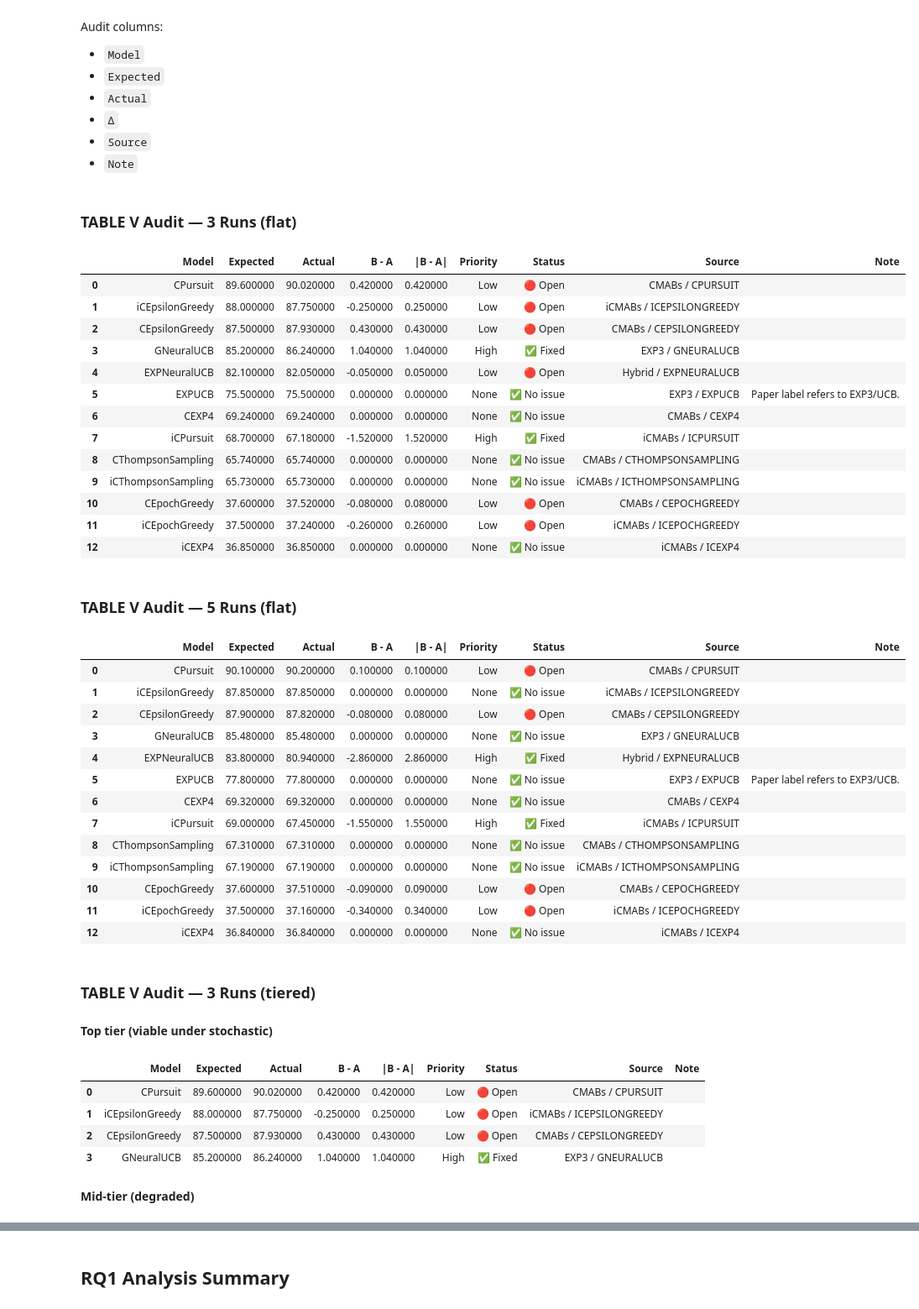
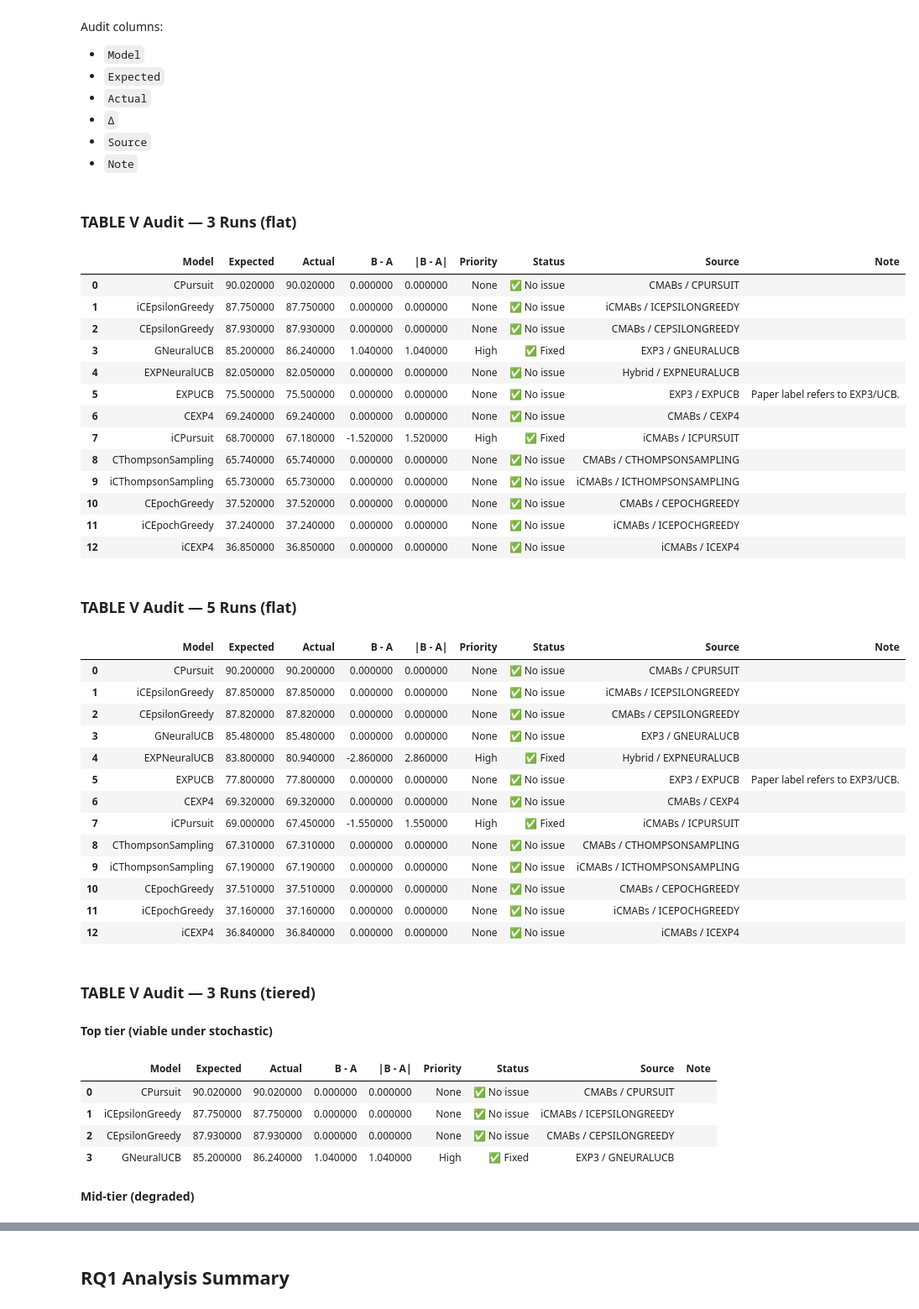
Before and after one commit to pzg8794/quantum_project, a Jupyter notebook: Dynamic_Routing_Eval_Framework/notebooks/H-MABs_MasterDataset_VerificationHub.ipynb, the cells around one changed output, grey strips where cells are left out. Shown at 84% size. Drawn from its saved outputs; the diff is of its cells as text; code cells hidden in the pictures.

```diff
--- a/Dynamic_Routing_Eval_Framework/notebooks/H-MABs_MasterDataset_VerificationHub.ipynb
+++ b/Dynamic_Routing_Eval_Framework/notebooks/H-MABs_MasterDataset_VerificationHub.ipynb
@@ -554,18 +554,18 @@ Audit columns:
 - `Note`
 # %%
 rq1_table_v_expected = pd.DataFrame([
-    {'Paper label': 'CPursuit', '3 Runs': 89.6, '5 Runs': 90.1},
-    {'Paper label': 'iCEpsilonGreedy', '3 Runs': 88.0, '5 Runs': 87.85},
-    {'Paper label': 'CEpsilonGreedy', '3 Runs': 87.5, '5 Runs': 87.9},
+    {'Paper label': 'CPursuit', '3 Runs': 90.02, '5 Runs': 90.20},
+    {'Paper label': 'iCEpsilonGreedy', '3 Runs': 87.75, '5 Runs': 87.85},
+    {'Paper label': 'CEpsilonGreedy', '3 Runs': 87.93, '5 Runs': 87.82},
     {'Paper label': 'GNeuralUCB', '3 Runs': 85.2, '5 Runs': 85.48},
-    {'Paper label': 'EXPNeuralUCB', '3 Runs': 82.1, '5 Runs': 83.8},
+    {'Paper label': 'EXPNeuralUCB', '3 Runs': 82.05, '5 Runs': 83.8},
     {'Paper label': 'EXPUCB', '3 Runs': 75.5, '5 Runs': 77.8},
     {'Paper label': 'CEXP4', '3 Runs': 69.24, '5 Runs': 69.32},
     {'Paper label': 'iCPursuit', '3 Runs': 68.7, '5 Runs': 69.0},
     {'Paper label': 'CThompsonSampling', '3 Runs': 65.74, '5 Runs': 67.31},
     {'Paper label': 'iCThompsonSampling', '3 Runs': 65.73, '5 Runs': 67.19},
-    {'Paper label': 'CEpochGreedy', '3 Runs': 37.6, '5 Runs': 37.6},
-    {'Paper label': 'iCEpochGreedy', '3 Runs': 37.5, '5 Runs': 37.5},
+    {'Paper label': 'CEpochGreedy', '3 Runs': 37.52, '5 Runs': 37.51},
+    {'Paper label': 'iCEpochGreedy', '3 Runs': 37.24, '5 Runs': 37.16},
     {'Paper label': 'iCEXP4', '3 Runs': 36.85, '5 Runs': 36.84},
 ])
 
@@ -587,6 +587,16 @@ rq1_solved_keys = {
     ('CThompsonSampling', '5 Runs'),
     ('iCThompsonSampling', '5 Runs'),
     ('iCEXP4', '5 Runs'),
+    ('CPursuit', '3 Runs'),
+    ('iCEpsilonGreedy', '3 Runs'),
+    ('CEpsilonGreedy', '3 Runs'),
+    ('EXPNeuralUCB', '3 Runs'),
+    ('CEpochGreedy', '3 Runs'),
+    ('iCEpochGreedy', '3 Runs'),
+    ('CPursuit', '5 Runs'),
+    ('CEpsilonGreedy', '5 Runs'),
+    ('CEpochGreedy', '5 Runs'),
+    ('iCEpochGreedy', '5 Runs'),
 }
 
 def build_table_v_run_table(target_runs: int) -> pd.DataFrame:
@@ -610,51 +620,51 @@ def build_table_v_run_table(target_runs: int) -> pd.DataFrame:
     audit = add_discrepancy_status(annotate_audit(pd.DataFrame(rows)), solved=False)
     audit = apply_status_overrides(audit, key_cols=['Model', 'Context'], solved_keys=rq1_solved_keys)
     return audit
 
 
 def display_tiered_run_audit(audit: pd.DataFrame, target_runs: int) -> None:
     display(Markdown(f"### TABLE V Audit — {target_runs} Runs (tiered)"))
     for tier in [
         'Top tier (viable under stochastic)',
         'Mid-tier (degraded)',
         'Collapsed (structural failure)',
     ]:
         tier_view = audit.loc[audit['Tier'] == tier, ['Model', 'Expected', 'Actual', 'B - A', '|B - A|', 'Priority', 'Status', 'Source', 'Note']].reset_index(drop=True)
         display(Markdown(f"**{tier}**"))
         display(style_priority_rows(tier_view))
 
 
 rq1_table_v_audit_3 = build_table_v_run_table(3)
 rq1_table_v_audit_5 = build_table_v_run_table(5)
 
 display(Markdown('### TABLE V Audit — 3 Runs (flat)'))
 display(style_priority_rows(rq1_table_v_audit_3[['Model', 'Expected', 'Actual', 'B - A', '|B - A|', 'Priority', 'Status', 'Source', 'Note']]))
 display(Markdown('### TABLE V Audit — 5 Runs (flat)'))
 display(style_priority_rows(rq1_table_v_audit_5[['Model', 'Expected', 'Actual', 'B - A', '|B - A|', 'Priority', 'Status', 'Source', 'Note']]))
 
 display_tiered_run_audit(rq1_table_v_audit_3, 3)
 display_tiered_run_audit(rq1_table_v_audit_5, 5)
 # %% [output]
 ### TABLE V Audit — 3 Runs (flat)
 |  | Model | Expected | Actual | B - A | |B - A| | Priority | Status | Source | Note |
-| 0 | CPursuit | 89.600000 | 90.020000 | 0.420000 | 0.420000 | Low | 🔴 Open | CMABs / CPURSUIT |  |
-| 1 | iCEpsilonGreedy | 88.000000 | 87.750000 | -0.250000 | 0.250000 | Low | 🔴 Open | iCMABs / ICEPSILONGREEDY |  |
-| 2 | CEpsilonGreedy | 87.500000 | 87.930000 | 0.430000 | 0.430000 | Low | 🔴 Open | CMABs / CEPSILONGREEDY |  |
+| 0 | CPursuit | 90.020000 | 90.020000 | 0.000000 | 0.000000 | None | ✅ No issue | CMABs / CPURSUIT |  |
+| 1 | iCEpsilonGreedy | 87.750000 | 87.750000 | 0.000000 | 0.000000 | None | ✅ No issue | iCMABs / ICEPSILONGREEDY |  |
+| 2 | CEpsilonGreedy | 87.930000 | 87.930000 | 0.000000 | 0.000000 | None | ✅ No issue | CMABs / CEPSILONGREEDY |  |
 | 3 | GNeuralUCB | 85.200000 | 86.240000 | 1.040000 | 1.040000 | High | ✅ Fixed | EXP3 / GNEURALUCB |  |
-| 4 | EXPNeuralUCB | 82.100000 | 82.050000 | -0.050000 | 0.050000 | Low | 🔴 Open | Hybrid / EXPNEURALUCB |  |
+| 4 | EXPNeuralUCB | 82.050000 | 82.050000 | 0.000000 | 0.000000 | None | ✅ No issue | Hybrid / EXPNEURALUCB |  |
 | 5 | EXPUCB | 75.500000 | 75.500000 | 0.000000 | 0.000000 | None | ✅ No issue | EXP3 / EXPUCB | Paper label refers to EXP3/UCB. |
 | 6 | CEXP4 | 69.240000 | 69.240000 | 0.000000 | 0.000000 | None | ✅ No issue | CMABs / CEXP4 |  |
 | 7 | iCPursuit | 68.700000 | 67.180000 | -1.520000 | 1.520000 | High | ✅ Fixed | iCMABs / ICPURSUIT |  |
 | 8 | CThompsonSampling | 65.740000 | 65.740000 | 0.000000 | 0.000000 | None | ✅ No issue | CMABs / CTHOMPSONSAMPLING |  |
 | 9 | iCThompsonSampling | 65.730000 | 65.730000 | 0.000000 | 0.000000 | None | ✅ No issue | iCMABs / ICTHOMPSONSAMPLING |  |
-| 10 | CEpochGreedy | 37.600000 | 37.520000 | -0.080000 | 0.080000 | Low | 🔴 Open | CMABs / CEPOCHGREEDY |  |
-| 11 | iCEpochGreedy | 37.500000 | 37.240000 | -0.260000 | 0.260000 | Low | 🔴 Open | iCMABs / ICEPOCHGREEDY |  |
+| 10 | CEpochGreedy | 37.520000 | 37.520000 | 0.000000 | 0.000000 | None | ✅ No issue | CMABs / CEPOCHGREEDY |  |
+| 11 | iCEpochGreedy | 37.240000 | 37.240000 | 0.000000 | 0.000000 | None | ✅ No issue | iCMABs / ICEPOCHGREEDY |  |
 | 12 | iCEXP4 | 36.850000 | 36.850000 | 0.000000 | 0.000000 | None | ✅ No issue | iCMABs / ICEXP4 |  |
 ### TABLE V Audit — 5 Runs (flat)
 |  | Model | Expected | Actual | B - A | |B - A| | Priority | Status | Source | Note |
-| 0 | CPursuit | 90.100000 | 90.200000 | 0.100000 | 0.100000 | Low | 🔴 Open | CMABs / CPURSUIT |  |
+| 0 | CPursuit | 90.200000 | 90.200000 | 0.000000 | 0.000000 | None | ✅ No issue | CMABs / CPURSUIT |  |
 | 1 | iCEpsilonGreedy | 87.850000 | 87.850000 | 0.000000 | 0.000000 | None | ✅ No issue | iCMABs / ICEPSILONGREEDY |  |
-| 2 | CEpsilonGreedy | 87.900000 | 87.820000 | -0.080000 | 0.080000 | Low | 🔴 Open | CMABs / CEPSILONGREEDY |  |
+| 2 | CEpsilonGreedy | 87.820000 | 87.820000 | 0.000000 | 0.000000 | None | ✅ No issue | CMABs / CEPSILONGREEDY |  |
 | 3 | GNeuralUCB | 85.480000 | 85.480000 | 0.000000 | 0.000000 | None | ✅ No issue | EXP3 / GNEURALUCB |  |
 | 4 | EXPNeuralUCB | 83.800000 | 80.940000 | -2.860000 | 2.860000 | High | ✅ Fixed | Hybrid / EXPNEURALUCB |  |
 | 5 | EXPUCB | 77.800000 | 77.800000 | 0.000000 | 0.000000 | None | ✅ No issue | EXP3 / EXPUCB | Paper label refers to EXP3/UCB. |
@@ -662,15 +672,15 @@ display_tiered_run_audit(rq1_table_v_audit_5, 5)
 | 7 | iCPursuit | 69.000000 | 67.450000 | -1.550000 | 1.550000 | High | ✅ Fixed | iCMABs / ICPURSUIT |  |
 | 8 | CThompsonSampling | 67.310000 | 67.310000 | 0.000000 | 0.000000 | None | ✅ No issue | CMABs / CTHOMPSONSAMPLING |  |
 | 9 | iCThompsonSampling | 67.190000 | 67.190000 | 0.000000 | 0.000000 | None | ✅ No issue | iCMABs / ICTHOMPSONSAMPLING |  |
-| 10 | CEpochGreedy | 37.600000 | 37.510000 | -0.090000 | 0.090000 | Low | 🔴 Open | CMABs / CEPOCHGREEDY |  |
-| 11 | iCEpochGreedy | 37.500000 | 37.160000 | -0.340000 | 0.340000 | Low | 🔴 Open | iCMABs / ICEPOCHGREEDY |  |
+| 10 | CEpochGreedy | 37.510000 | 37.510000 | 0.000000 | 0.000000 | None | ✅ No issue | CMABs / CEPOCHGREEDY |  |
+| 11 | iCEpochGreedy | 37.160000 | 37.160000 | 0.000000 | 0.000000 | None | ✅ No issue | iCMABs / ICEPOCHGREEDY |  |
 | 12 | iCEXP4 | 36.840000 | 36.840000 | 0.000000 | 0.000000 | None | ✅ No issue | iCMABs / ICEXP4 |  |
 ### TABLE V Audit — 3 Runs (tiered)
 **Top tier (viable under stochastic)**
 |  | Model | Expected | Actual | B - A | |B - A| | Priority | Status | Source | Note |
-| 0 | CPursuit | 89.600000 | 90.020000 | 0.420000 | 0.420000 | Low | 🔴 Open | CMABs / CPURSUIT |  |
-| 1 | iCEpsilonGreedy | 88.000000 | 87.750000 | -0.250000 | 0.250000 | Low | 🔴 Open | iCMABs / ICEPSILONGREEDY |  |
-| 2 | CEpsilonGreedy | 87.500000 | 87.930000 | 0.430000 | 0.430000 | Low | 🔴 Open | CMABs / CEPSILONGREEDY |  |
+| 0 | CPursuit | 90.020000 | 90.020000 | 0.000000 | 0.000000 | None | ✅ No issue | CMABs / CPURSUIT |  |
+| 1 | iCEpsilonGreedy | 87.750000 | 87.750000 | 0.000000 | 0.000000 | None | ✅ No issue | iCMABs / ICEPSILONGREEDY |  |
+| 2 | CEpsilonGreedy | 87.930000 | 87.930000 | 0.000000 | 0.000000 | None | ✅ No issue | CMABs / CEPSILONGREEDY |  |
 | 3 | GNeuralUCB | 85.200000 | 86.240000 | 1.040000 | 1.040000 | High | ✅ Fixed | EXP3 / GNEURALUCB |  |
 **Mid-tier (degraded)**
 |  | Model | Expected | Actual | B - A | |B - A| | Priority | Status | Source | Note |
```
Also changed, not shown: parts of 4 cells of this notebook, 3 other files.
